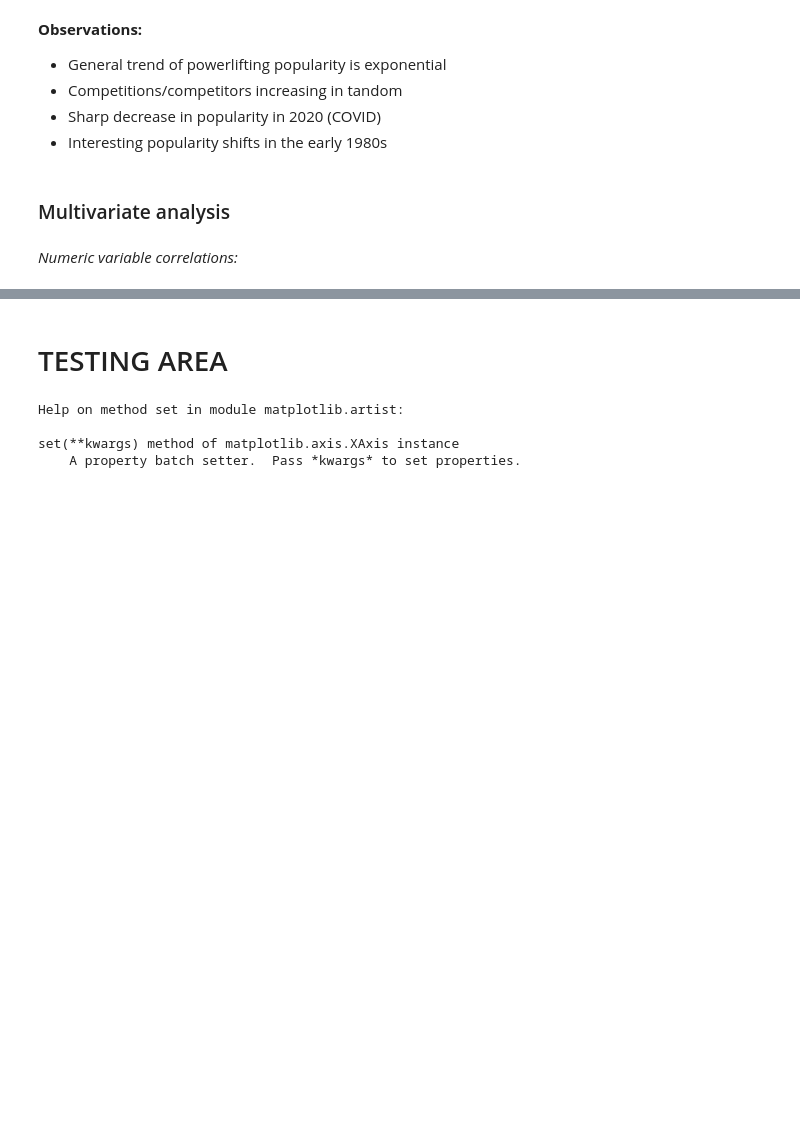
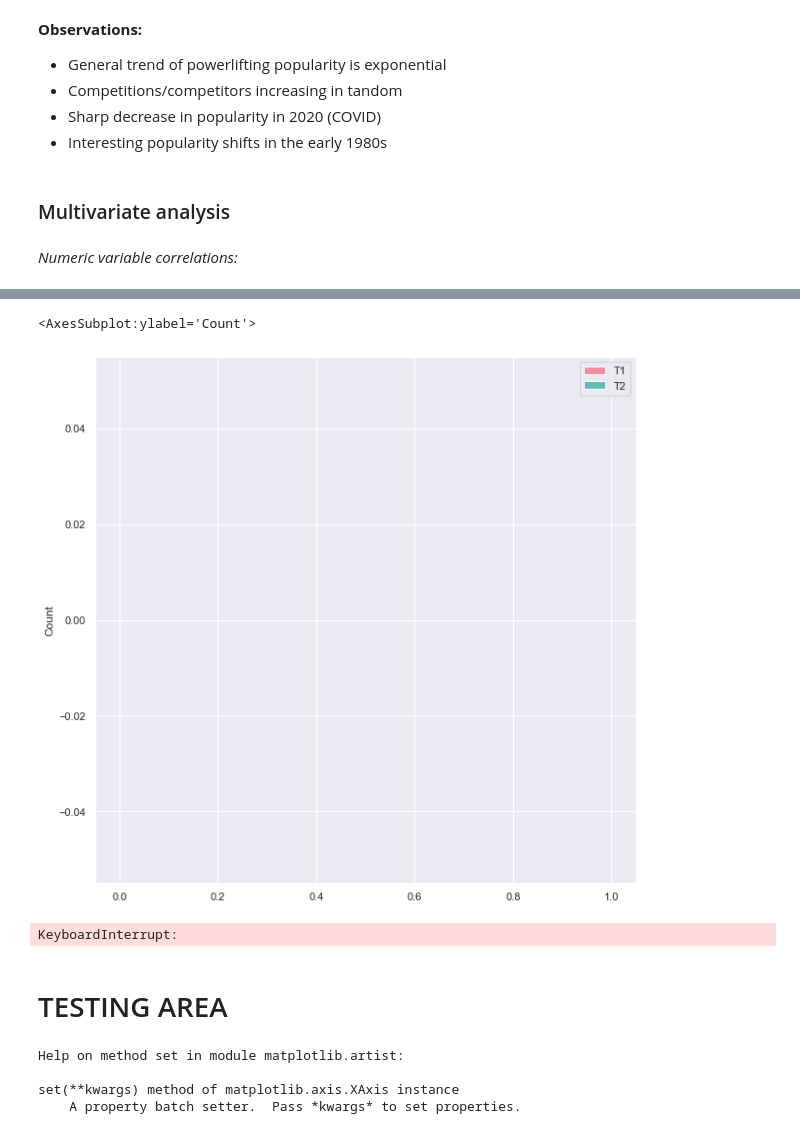
Before and after one commit to JosephAaron3/Powerlifting-Performance, a Jupyter notebook: Code/EDA/OP_EDA.ipynb, the cells around one changed output, grey strips where cells are left out. Cells and saved outputs as stored; diff of their text form; code cells hidden in the pictures; blank space fills up the shorter version.

Commit message:
Started multivariate eda with percent increases

```diff
--- a/Code/EDA/OP_EDA.ipynb
+++ b/Code/EDA/OP_EDA.ipynb
@@ -232,0 +233,8 @@ sns.heatmap(cor, annot=True, cmap='coolwarm')
+# %%
+dftemp = df.copy()
+dftemp['SQ2PercentIncrease'] = df.Squat2Kg / df.Squat1Kg - 1
+dftemp['SQ3PercentIncrease'] = abs(df.Squat3Kg) / abs(df.Squat2Kg) - 1
+dftemp['BP2PercentIncrease'] = df.Bench2Kg / df.Bench1Kg - 1
+dftemp['BP3PercentIncrease'] = abs(df.Bench3Kg) / abs(df.Bench2Kg) - 1
+dftemp['DL2PercentIncrease'] = df.Deadlift2Kg / df.Deadlift1Kg - 1
+dftemp['DL3PercentIncrease'] = df.Deadlift3Kg / df.Deadlift2Kg - 1
@@ -233,3 +245,17 @@ sns.heatmap(cor, annot=True, cmap='coolwarm')
+# %%
+plt.figure(figsize=(10,10))
+sns.set(font_scale=1)
+sns.color_palette("light:#5A9", as_cmap=True)
+sns.histplot(data = dftemp[['T1', 'T2']], bins = 40, palette = "husl")
+# %% [output]
+<AxesSubplot:ylabel='Count'>
+[figure, added]
+# %%
+#df[~df.Place.isin(["1", "2", "3", "4", "5", "DQ"])].index
+dftemp.loc[dftemp[~dftemp.Place.isin([1, 2, 3, 4, 5, "DQ"])].index, 'Place'] = 'N'
+ax = sns.boxplot(x="Place", y="SQ3PercentIncrease", data=dftemp)
+# %% [output]
+KeyboardInterrupt:
 # %% [markdown]
 # TESTING AREA
 # %%
```
Also changed, not shown: parts of 4 cells of this notebook, 1 other file.
